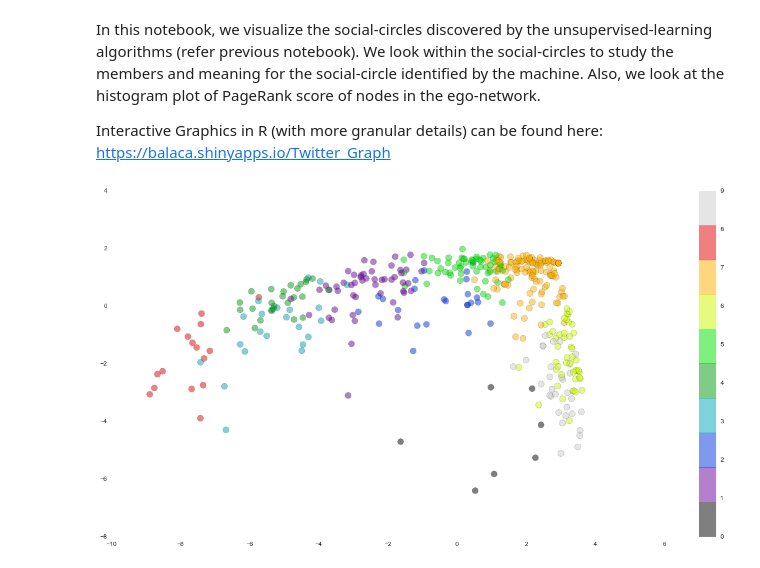
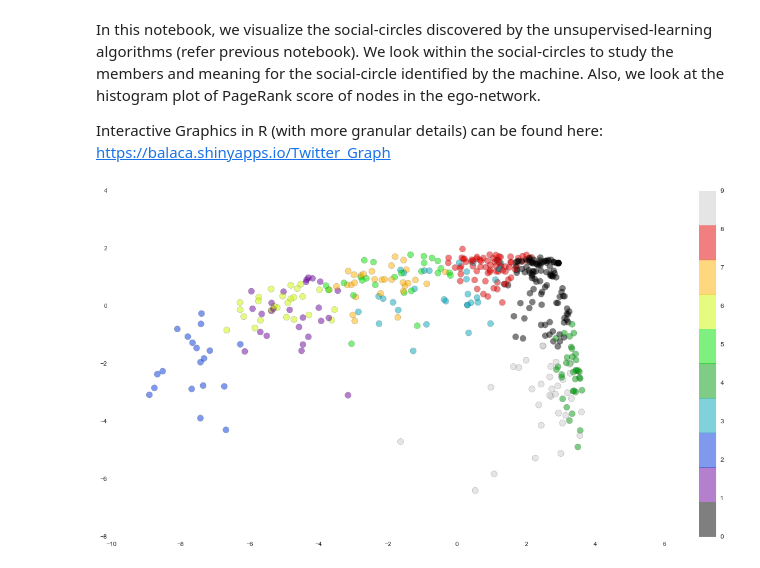
Before and after one commit to balaca/twitter_graph, a Jupyter notebook: 2. Visualise_Data.ipynb, the cells around one changed output. Drawn from its saved outputs; the diff is of its cells as text; code cells hidden in the pictures.

```diff
--- a/2. Visualise_Data.ipynb
+++ b/2. Visualise_Data.ipynb
@@ -17,13 +17,13 @@ n_clusters = 10
 # %%
 # KMeans clustering | Plot the ego-network in 2 dimensions
 # plot the Ids in 2-dimensions as generated by PCA
 
 plt.figure(num=None, figsize=(20, 10), dpi=80, facecolor='w', edgecolor='k')
-plt.scatter(clusters_df['dim1'], clusters_df['dim2'], s = 100  ,c= clusters_df['clusterNo'],
+plt.scatter(clusters_df['dim1'], clusters_df['dim2'], s = 100  ,c= clusters_df['kmeans'],
             alpha=0.5, cmap=plt.cm.get_cmap('nipy_spectral', 10))
 plt.colorbar();
 # %% [output]
-[figure, old version]
+[figure, new version]
 # %%
 # Spectral clustering | Plot the ego-network in 2 dimensions
 # plot the Ids in 2-dimensions as generated by PCA
```
Also changed, not shown: parts of 6 cells of this notebook, 1 other file.
